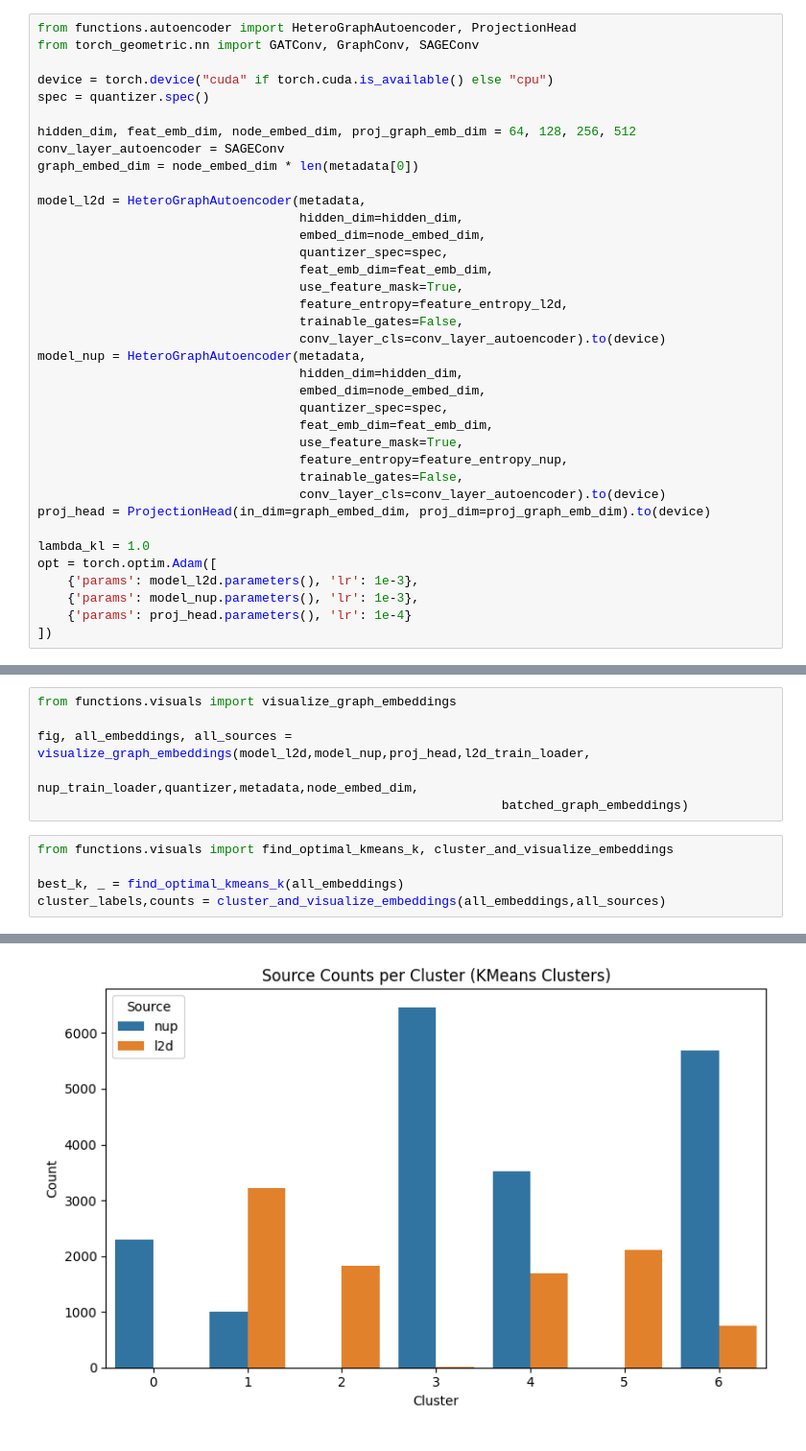
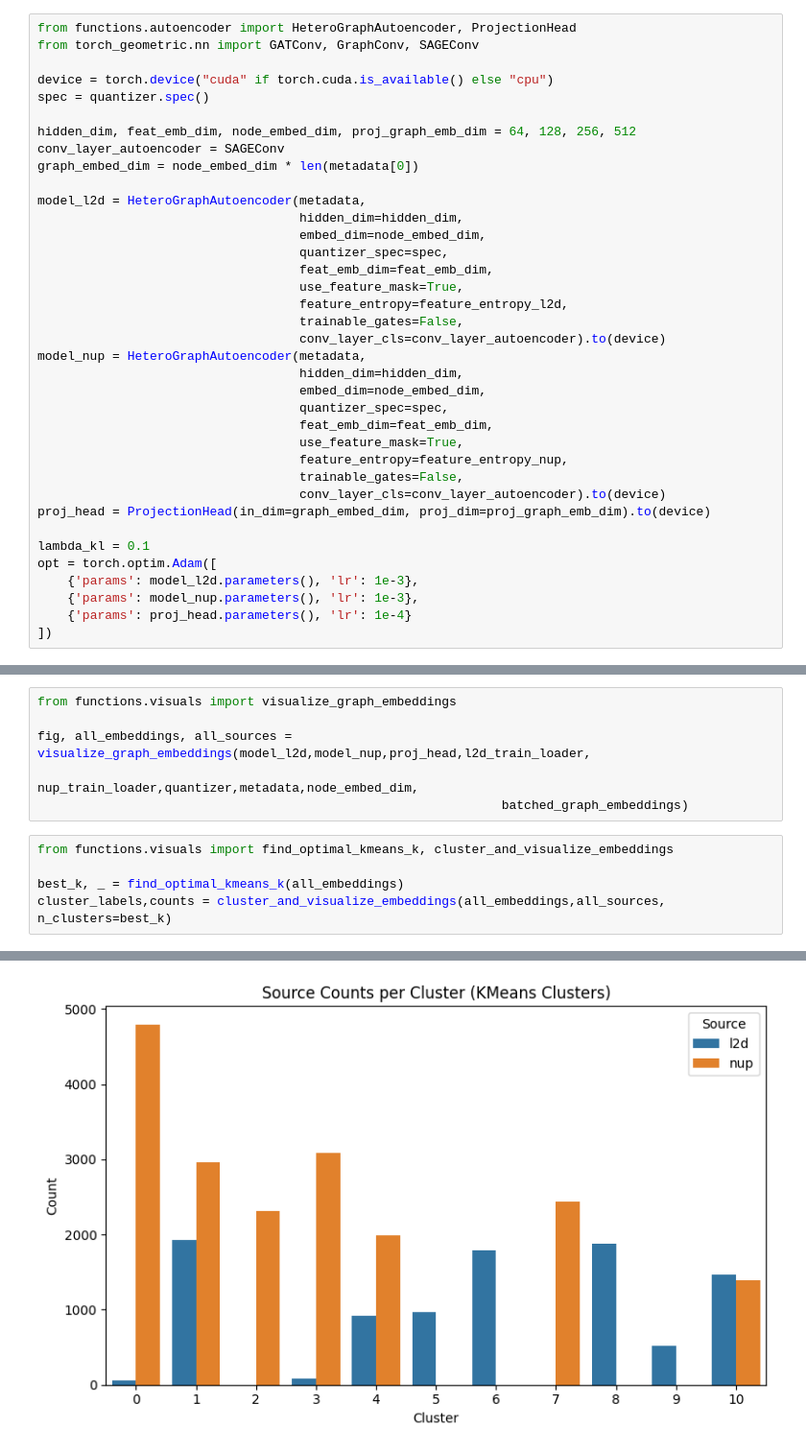
Before and after one commit to mtalonso-research/Traffic_Semantic_Graphs, a Jupyter notebook: notebooks/4-autoencoder.ipynb, the cells around one changed output, grey strips where cells are left out. Shown at 96% size. Drawn from its saved outputs; the diff is of its cells as text.

```diff
--- a/notebooks/4-autoencoder.ipynb
+++ b/notebooks/4-autoencoder.ipynb
@@ -126,7 +128,7 @@ model_nup = HeteroGraphAutoencoder(metadata,
                                    conv_layer_cls=conv_layer_autoencoder).to(device)
 proj_head = ProjectionHead(in_dim=graph_embed_dim, proj_dim=proj_graph_emb_dim).to(device)
 
-lambda_kl = 1.0
+lambda_kl = 0.1
 opt = torch.optim.Adam([
     {'params': model_l2d.parameters(), 'lr': 1e-3},
     {'params': model_nup.parameters(), 'lr': 1e-3},
@@ -231,5 +274,5 @@ fig, all_embeddings, all_sources = visualize_graph_embeddings(model_l2d,model_nu
 from functions.visuals import find_optimal_kmeans_k, cluster_and_visualize_embeddings
 
 best_k, _ = find_optimal_kmeans_k(all_embeddings)
-cluster_labels,counts = cluster_and_visualize_embeddings(all_embeddings,all_sources)
+cluster_labels,counts = cluster_and_visualize_embeddings(all_embeddings,all_sources, n_clusters=best_k)
 # %% [output]
@@ -238 +281 @@ Suggested number of clusters (elbow method): 8
-[figure, old version]
+[figure, new version]
```
Also changed, not shown: parts of 5 cells of this notebook, 6 other files.
